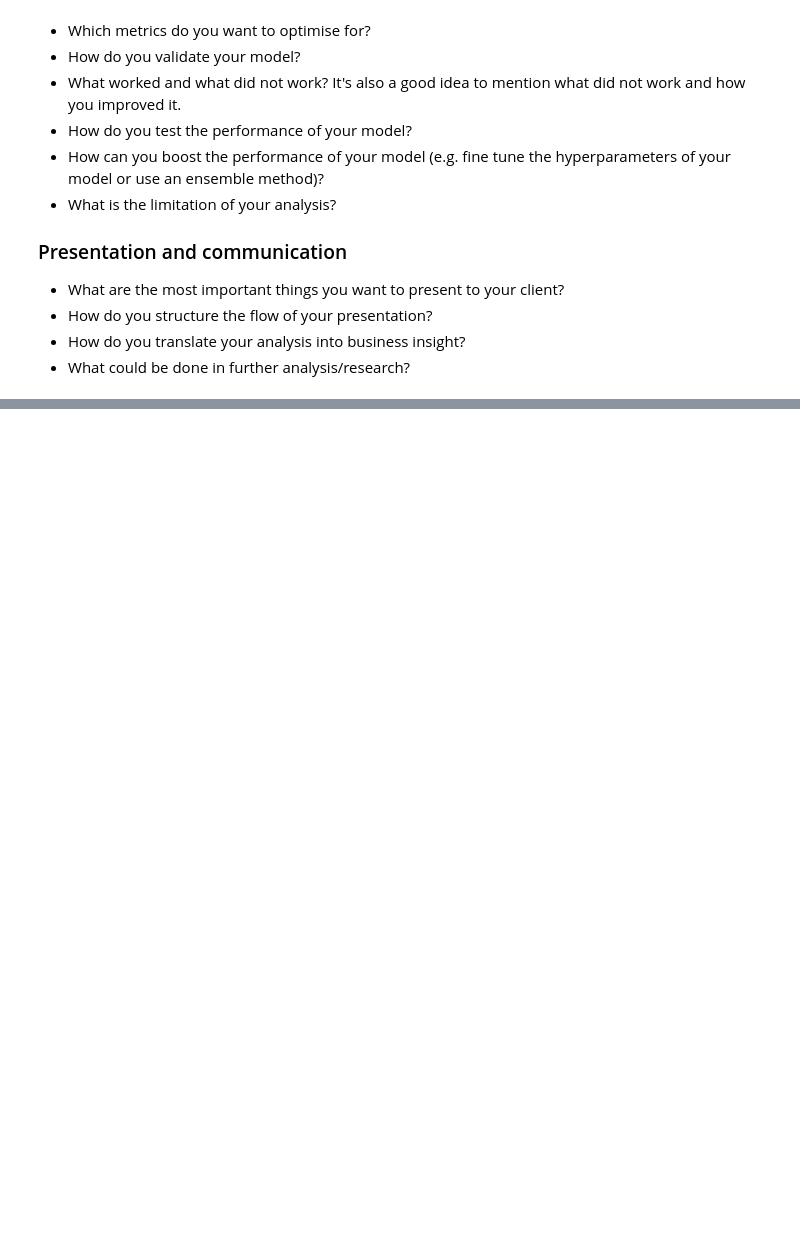
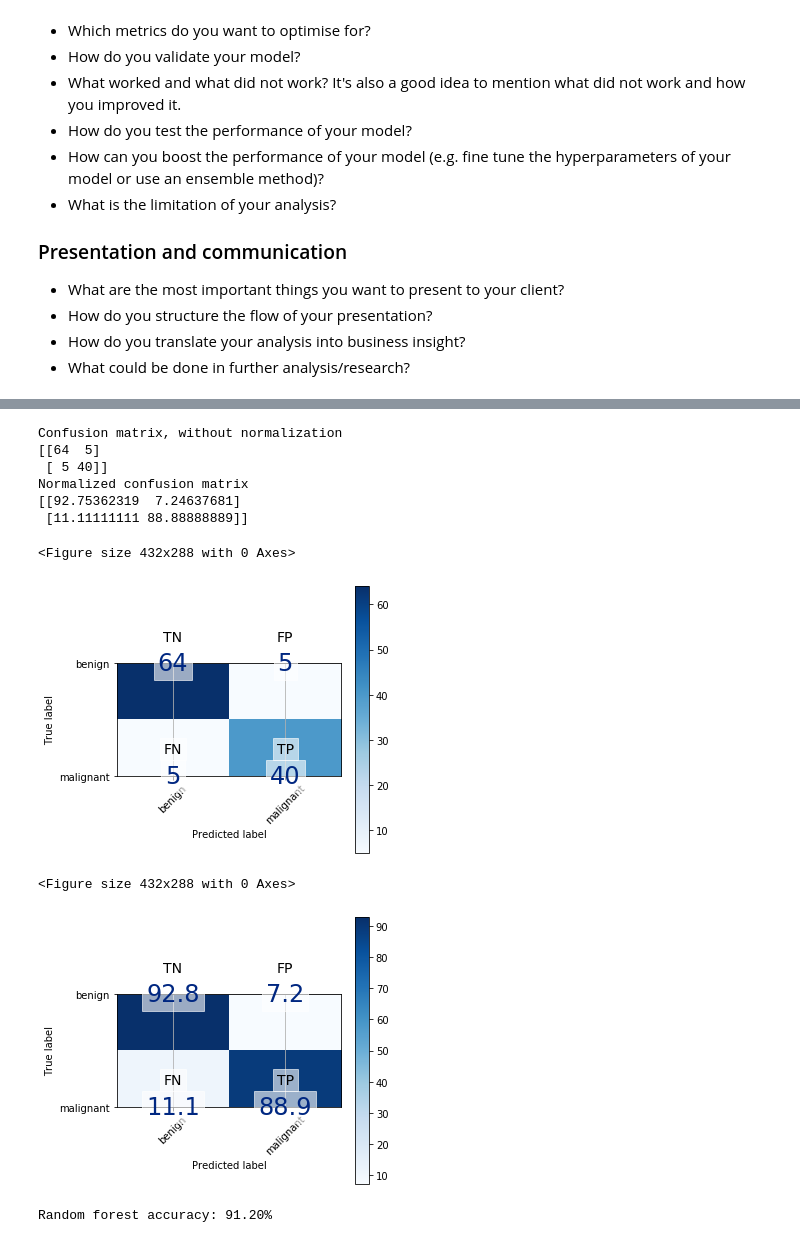
Before and after one commit to puczilka/Breast-cancer-prediction, a Jupyter notebook: notebooks/MK-1.ipynb, the cells around one changed output, grey strips where cells are left out. Cells and saved outputs as stored; diff of their text form; code cells hidden in the pictures; blank space fills up the shorter version.

```diff
--- a/notebooks/MK-1.ipynb
+++ b/notebooks/MK-1.ipynb
@@ -506,0 +524,16 @@ plt.show()
+# %%
+## Tune Decision Tree
+num_leaves = [1, 5, 10, 20, 50, 100]
+depths = np.arange(1, 21)
+tree_params = {"max_depth": depths, "min_samples_leaf": num_leaves}
+
+clf_tree = DecisionTreeClassifier(random_state=random_state)
+tree_grid = GridSearchCV(clf_tree, tree_params, cv=cv);
+tree_grid.fit(X_train, y_train);
+# %%
+# Random forest from last time
+clf_rf = RandomForestClassifier(random_state = 33, n_estimators=50, max_depth=5,
+                                min_samples_leaf=30, max_features=4)
+clf_rf.fit(X_train, y_train)
+pred_clf_rf = clf_rf.predict(X_test)
+proba_clf_rf = clf_rf.predict_proba(X_test)
@@ -506,0 +561,32 @@ plt.show()
+# %%
+target_predict_rf = np.where(proba_clf_rf[:,1] > thres, 1, 0)
+# %%
+# Plot the confusion matrix for the random forest
+rf_cfn = confusion_matrix(target_actual, target_predict_rf)
+rf_tn, rf_fn, rf_fp, rf_tp = confusion_matrix(target_actual, target_predict_rf).ravel()
+
+# Plot non-normalized confusion matrix
+plt.figure()
+plot_confusion_matrix(rf_cfn, classes=class_names,
+                      normalize=False, figsize=figsize, fontsize=fontsize)
+
+# Plot normalized confusion matrix
+plt.figure()
+plot_confusion_matrix(rf_cfn, classes=class_names,
+                      normalize=True, figsize=figsize, fontsize=fontsize)
+# %% [output]
+Confusion matrix, without normalization
+[[64  5]
+ [ 5 40]]
+Normalized confusion matrix
+[[92.75362319  7.24637681]
+ [11.11111111 88.88888889]]
+<Figure size 432x288 with 0 Axes>
+[figure, added]
+<Figure size 432x288 with 0 Axes>
+[figure, added]
+# %%
+rf_acc = round((rf_tp + rf_tn) / X_test.shape[0], 3) * 100
+print('Random forest accuracy: {:.2f}%'.format(rf_acc))
+# %% [output]
+Random forest accuracy: 91.20%
```
Also changed, not shown: parts of 37 cells of this notebook, 1 other file.
